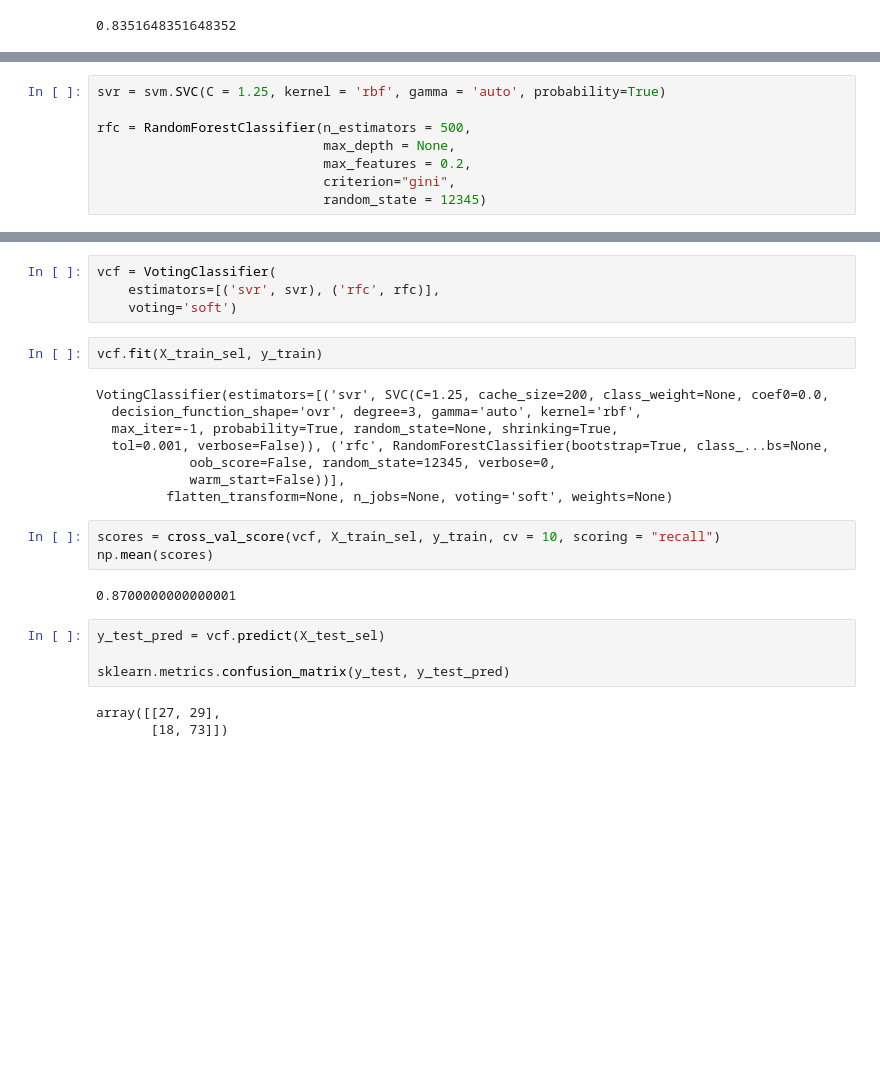
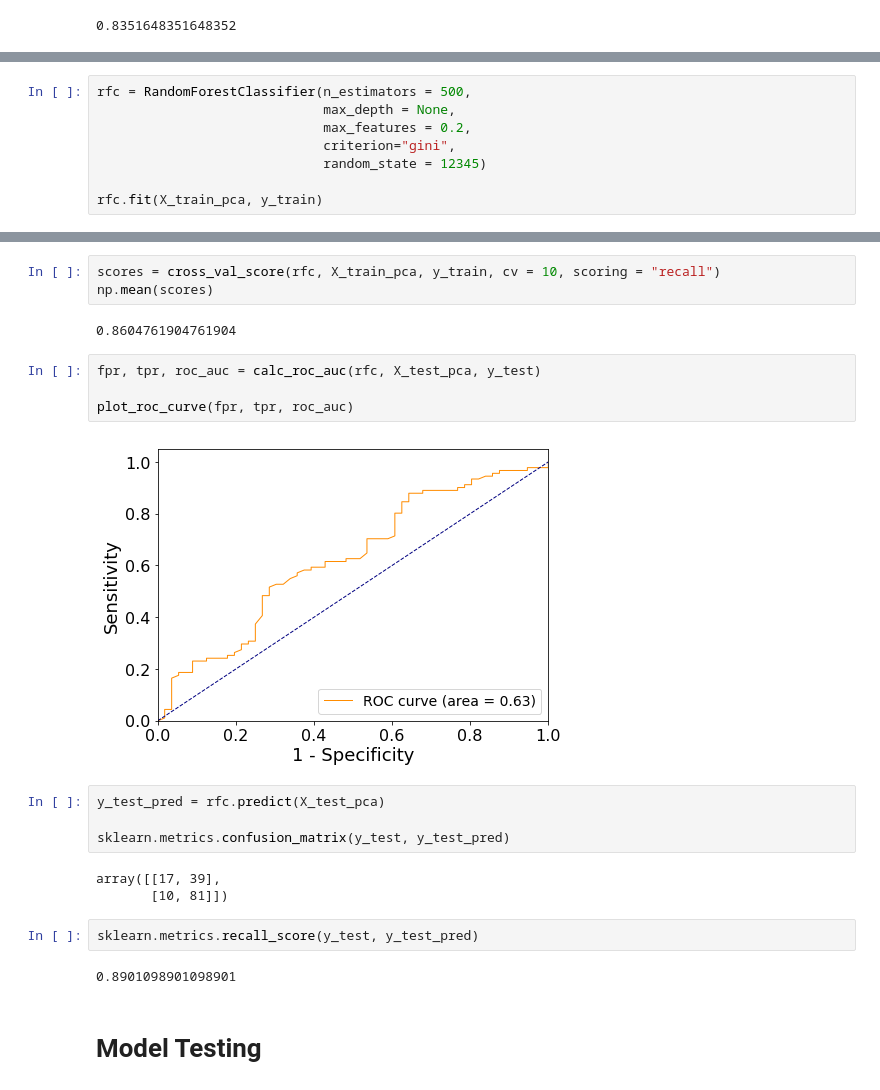
Before and after one commit to sfriedowitz/cs229_project, a Jupyter notebook: model.ipynb, the cells around one changed output, grey strips where cells are left out. Drawn from its saved outputs; the diff is of its cells as text; blank space fills up the shorter version.

```diff
--- a/model.ipynb
+++ b/model.ipynb
@@ -1056,8 +1128,8 @@ sklearn.metrics.recall_score(y_test, y_test_pred)
 # %%
-svr = svm.SVC(C = 1.25, kernel = 'rbf', gamma = 'auto', probability=True)
-
 rfc = RandomForestClassifier(n_estimators = 500,
                              max_depth = None,
                              max_features = 0.2,
                              criterion="gini",
                              random_state = 12345)
+
+rfc.fit(X_train_pca, y_train)
@@ -1064,26 +1144,24 @@ rfc = RandomForestClassifier(n_estimators = 500,
-# %%
-vcf = VotingClassifier(
-    estimators=[('svr', svr), ('rfc', rfc)],
-    voting='soft')
-# %%
-vcf.fit(X_train_sel, y_train)
-# %% [output]
-VotingClassifier(estimators=[('svr', SVC(C=1.25, cache_size=200, class_weight=None, coef0=0.0,
-  decision_function_shape='ovr', degree=3, gamma='auto', kernel='rbf',
-  max_iter=-1, probability=True, random_state=None, shrinking=True,
-  tol=0.001, verbose=False)), ('rfc', RandomForestClassifier(bootstrap=True, class_...bs=None,
-            oob_score=False, random_state=12345, verbose=0,
-            warm_start=False))],
-         flatten_transform=None, n_jobs=None, voting='soft', weights=None)
 # %%
-scores = cross_val_score(vcf, X_train_sel, y_train, cv = 10, scoring = "recall")
+scores = cross_val_score(rfc, X_train_pca, y_train, cv = 10, scoring = "recall")
 np.mean(scores)
 # %% [output]
-0.8700000000000001
+0.8604761904761904
+# %%
+fpr, tpr, roc_auc = calc_roc_auc(rfc, X_test_pca, y_test)
+
+plot_roc_curve(fpr, tpr, roc_auc)
+# %% [output]
+[figure, added]
 # %%
-y_test_pred = vcf.predict(X_test_sel)
+y_test_pred = rfc.predict(X_test_pca)
 
 sklearn.metrics.confusion_matrix(y_test, y_test_pred)
 # %% [output]
-array([[27, 29],
-       [18, 73]])
+array([[17, 39],
+       [10, 81]])
+# %%
+sklearn.metrics.recall_score(y_test, y_test_pred)
+# %% [output]
+0.8901098901098901
+# %% [markdown]
+# Model Testing
```
Also changed, not shown: parts of 35 cells of this notebook, 1 other file.
